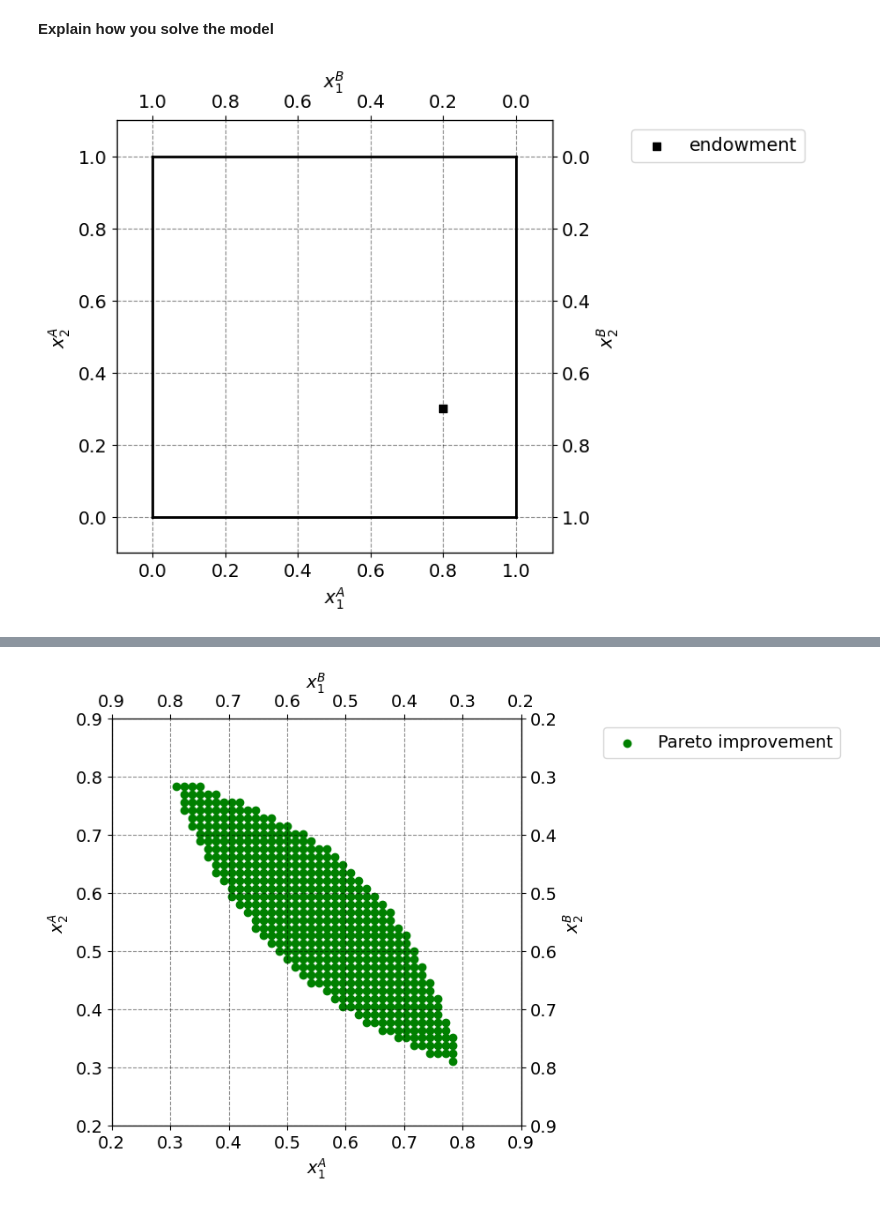
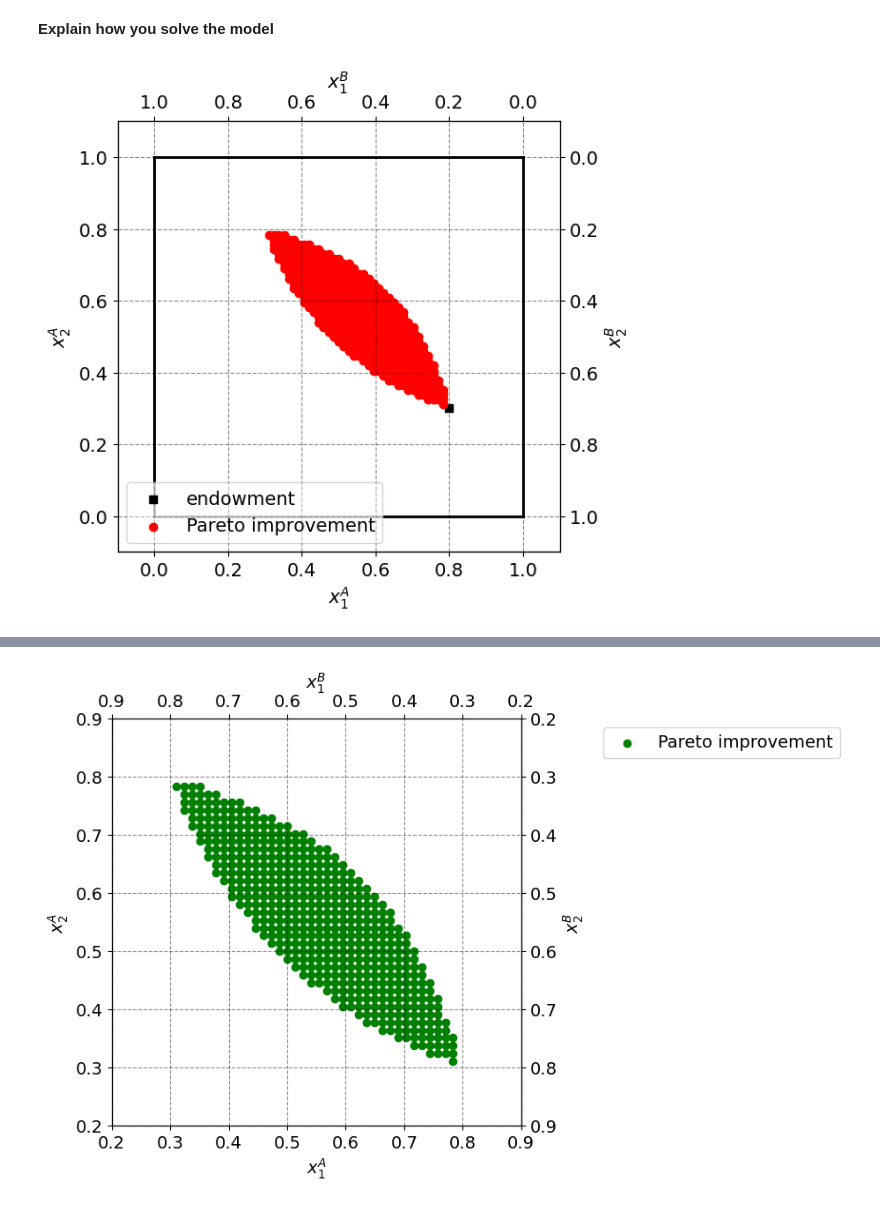
Before and after one commit to NumEconCopenhagen/projects-2024-mikkel-thomas, a Jupyter notebook: inauguralproject/inauguralproject.ipynb, the cells around one changed output, grey strips where cells are left out. Drawn from its saved outputs; the diff is of its cells as text; code cells hidden in the pictures.

Commit message:
Updated Graph

```diff
--- a/inauguralproject/inauguralproject.ipynb
+++ b/inauguralproject/inauguralproject.ipynb
@@ -30,6 +30,17 @@ The autoreload extension is already loaded. To reload it, use:
 # %%
 model = ExchangeEconomyClass()
 par = model.par
+
+N = 75 # number of points in grid for consumption
+x1A, x2A = np.linspace(0,1,N), np.linspace(0,1,N)
+pareto_improve = model.pareto_improve(x1A,x2A)
+
+import matplotlib.pyplot as plt
+
+# Extract the x and y coordinates from the pareto_improve list
+x_coords = [pair[0] for pair in pareto_improve]
+y_coords = [pair[1] for pair in pareto_improve]
+
 
 # a. total endowment
 w1bar = 1.0
@@ -37,32 +48,33 @@ w2bar = 1.0
 
 # b. figure set up
 fig = plt.figure(frameon=False,figsize=(6,6), dpi=100)
 ax_A = fig.add_subplot(1, 1, 1)
 
 ax_A.set_xlabel("$x_1^A$")
 ax_A.set_ylabel("$x_2^A$")
 
 temp = ax_A.twinx()
 temp.set_ylabel("$x_2^B$")
 ax_B = temp.twiny()
 ax_B.set_xlabel("$x_1^B$")
 ax_B.invert_xaxis()
 ax_B.invert_yaxis()
 
 # A
 ax_A.scatter(par.w1A,par.w2A,marker='s',color='black',label='endowment')
+ax_A.scatter(x_coords, y_coords, label='Pareto improvement', color='red')
 
 # limits
 ax_A.plot([0,w1bar],[0,0],lw=2,color='black')
 ax_A.plot([0,w1bar],[w2bar,w2bar],lw=2,color='black')
 ax_A.plot([0,0],[0,w2bar],lw=2,color='black')
 ax_A.plot([w1bar,w1bar],[0,w2bar],lw=2,color='black')
 
 ax_A.set_xlim([-0.1, w1bar + 0.1])
 ax_A.set_ylim([-0.1, w2bar + 0.1])
 ax_B.set_xlim([w1bar + 0.1, -0.1])
 ax_B.set_ylim([w2bar + 0.1, -0.1])
 
-ax_A.legend(frameon=True,loc='upper right',bbox_to_anchor=(1.6,1.0));
+ax_A.legend(frameon=True,loc='lower left');
 # %% [output]
-[figure, old version]
+[figure, new version]
```
Also changed, not shown: parts of 1 cell of this notebook.
